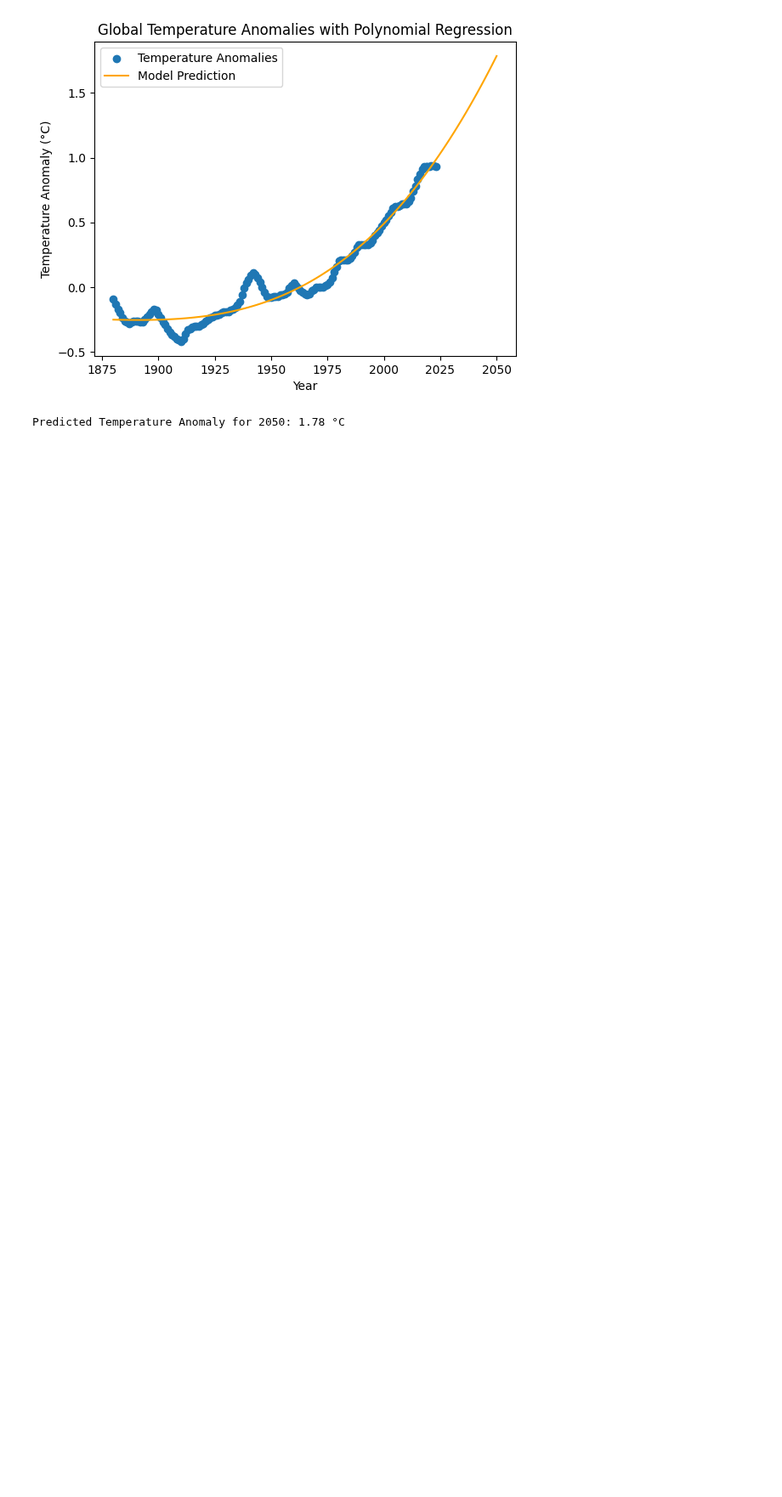
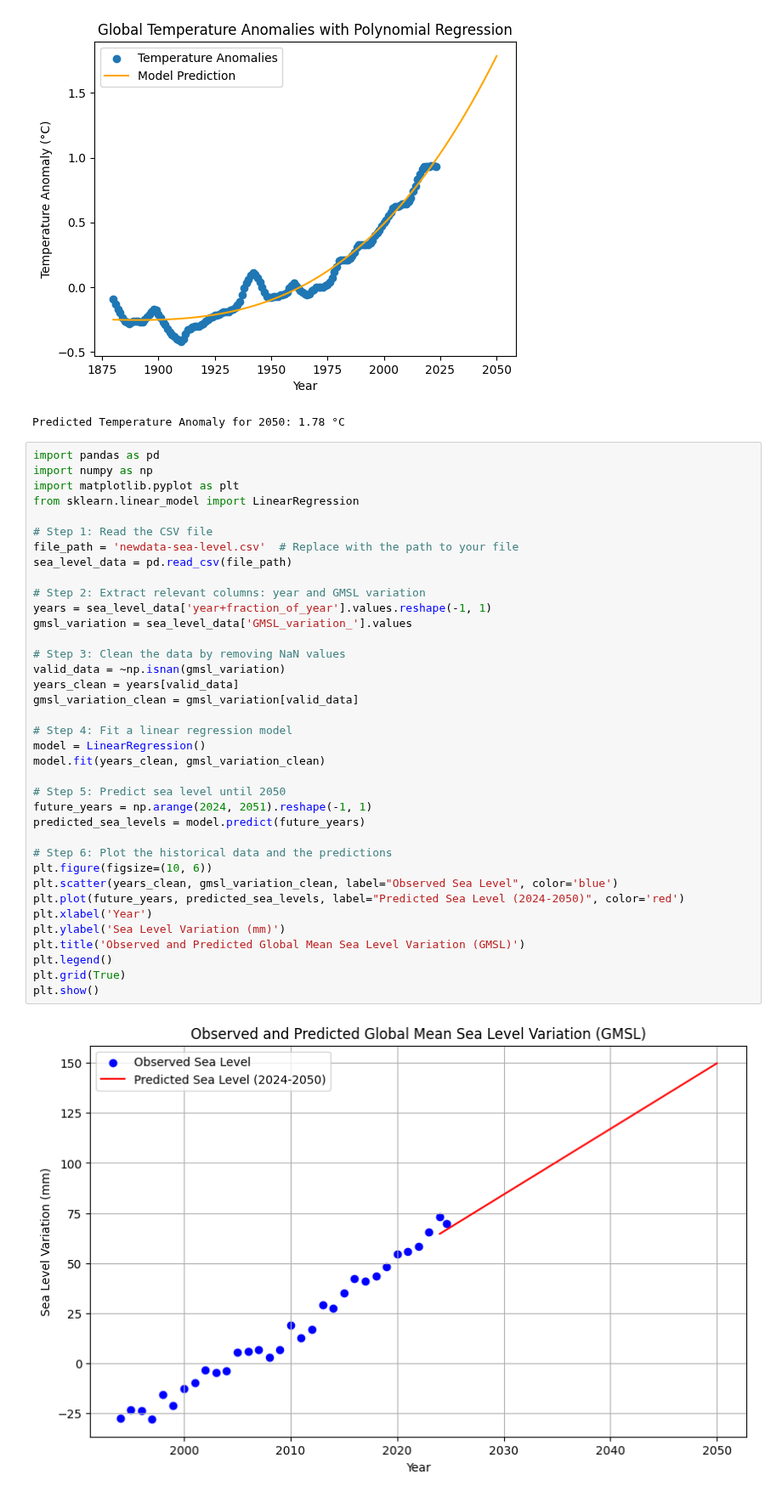
Before and after one commit to eng-wilson/nasa-space-apps-2024, a Jupyter notebook: nasa.ipynb, the cells around one changed output. Shown at 85% size. Cells and saved outputs as stored; diff of their text form; blank space fills up the shorter version.

Commit message:
feat: add sea level prediction

```diff
--- a/nasa.ipynb
+++ b/nasa.ipynb
@@ -184,3 +184,42 @@ if __name__ == "__main__":
 # %% [output]
 [figure]
 Predicted Temperature Anomaly for 2050: 1.78 °C
+# %%
+import pandas as pd
+import numpy as np
+import matplotlib.pyplot as plt
+from sklearn.linear_model import LinearRegression
+
+# Step 1: Read the CSV file
+file_path = 'newdata-sea-level.csv'  # Replace with the path to your file
+sea_level_data = pd.read_csv(file_path)
+
+# Step 2: Extract relevant columns: year and GMSL variation
+years = sea_level_data['year+fraction_of_year'].values.reshape(-1, 1)
+gmsl_variation = sea_level_data['GMSL_variation_'].values
+
+# Step 3: Clean the data by removing NaN values
+valid_data = ~np.isnan(gmsl_variation)
+years_clean = years[valid_data]
+gmsl_variation_clean = gmsl_variation[valid_data]
+
+# Step 4: Fit a linear regression model
+model = LinearRegression()
+model.fit(years_clean, gmsl_variation_clean)
+
+# Step 5: Predict sea level until 2050
+future_years = np.arange(2024, 2051).reshape(-1, 1)
+predicted_sea_levels = model.predict(future_years)
+
+# Step 6: Plot the historical data and the predictions
+plt.figure(figsize=(10, 6))
+plt.scatter(years_clean, gmsl_variation_clean, label="Observed Sea Level", color='blue')
+plt.plot(future_years, predicted_sea_levels, label="Predicted Sea Level (2024-2050)", color='red')
+plt.xlabel('Year')
+plt.ylabel('Sea Level Variation (mm)')
+plt.title('Observed and Predicted Global Mean Sea Level Variation (GMSL)')
+plt.legend()
+plt.grid(True)
+plt.show()
+# %% [output]
+[figure, added]
```
Also changed, not shown: 1 other file.
